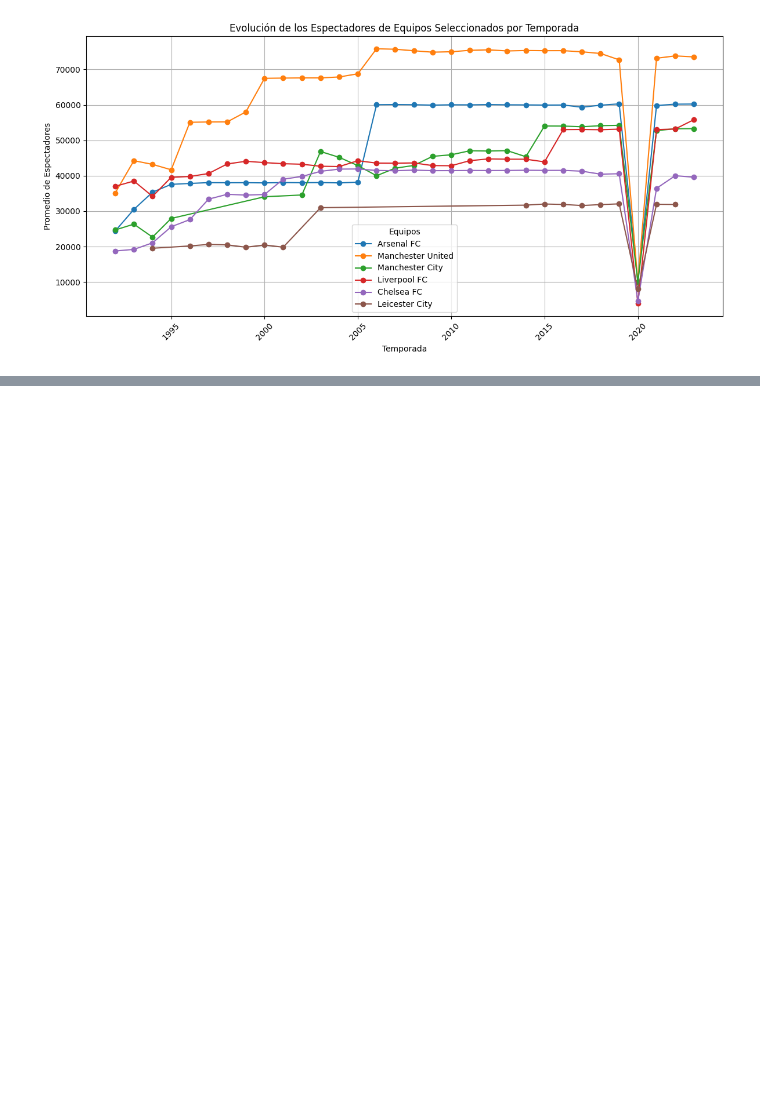
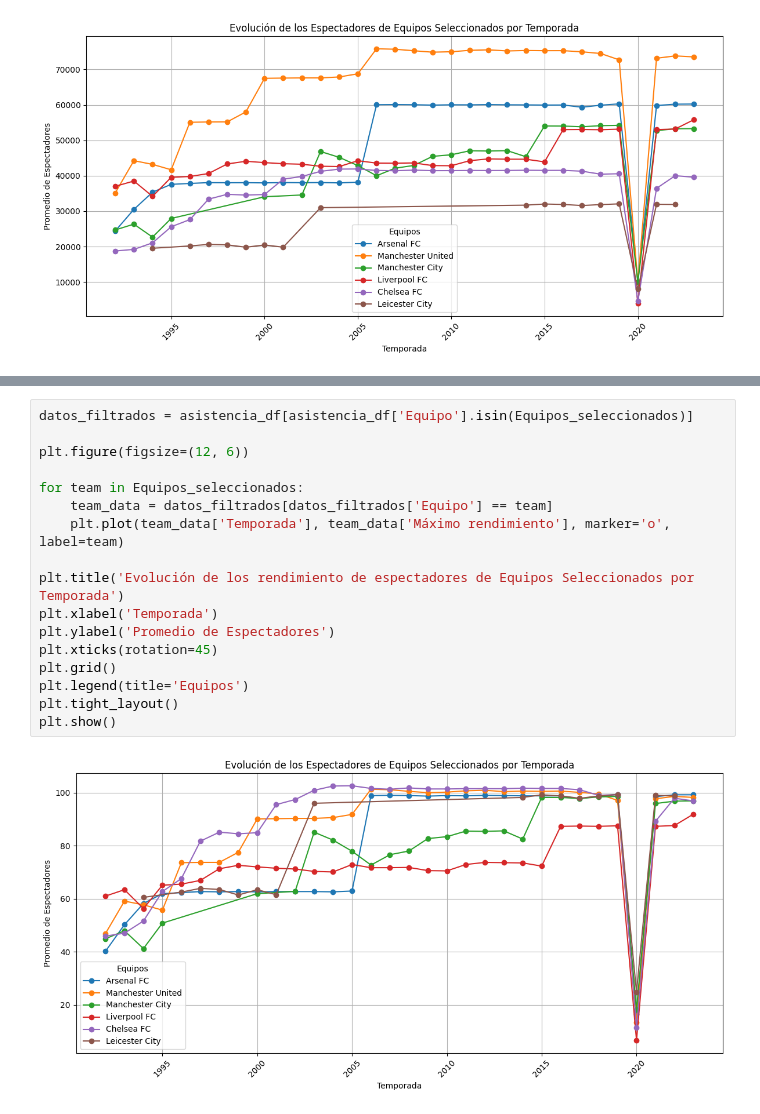
Before and after one commit to SrAlcast/Proyecto5-Premier_in_Data, a Jupyter notebook: notebooks/4.Visualizations/Visualizations.ipynb, the cells around one changed output, grey strips where cells are left out. Drawn from its saved outputs; the diff is of its cells as text; blank space fills up the shorter version.

```diff
--- a/notebooks/4.Visualizations/Visualizations.ipynb
+++ b/notebooks/4.Visualizations/Visualizations.ipynb
@@ -134,0 +218,19 @@ plt.show()
+# %%
+datos_filtrados = asistencia_df[asistencia_df['Equipo'].isin(Equipos_seleccionados)]
+
+plt.figure(figsize=(12, 6))
+
+for team in Equipos_seleccionados:
+    team_data = datos_filtrados[datos_filtrados['Equipo'] == team]
+    plt.plot(team_data['Temporada'], team_data['Máximo rendimiento'], marker='o', label=team)
+
+plt.title('Evolución de los rendimiento de espectadores de Equipos Seleccionados por Temporada')
+plt.xlabel('Temporada')
+plt.ylabel('Promedio de Espectadores')
+plt.xticks(rotation=45)
+plt.grid()
+plt.legend(title='Equipos')
+plt.tight_layout()
+plt.show()
+# %% [output]
+[figure, added]
```
Also changed, not shown: parts of 14 cells of this notebook, 8 other files.
